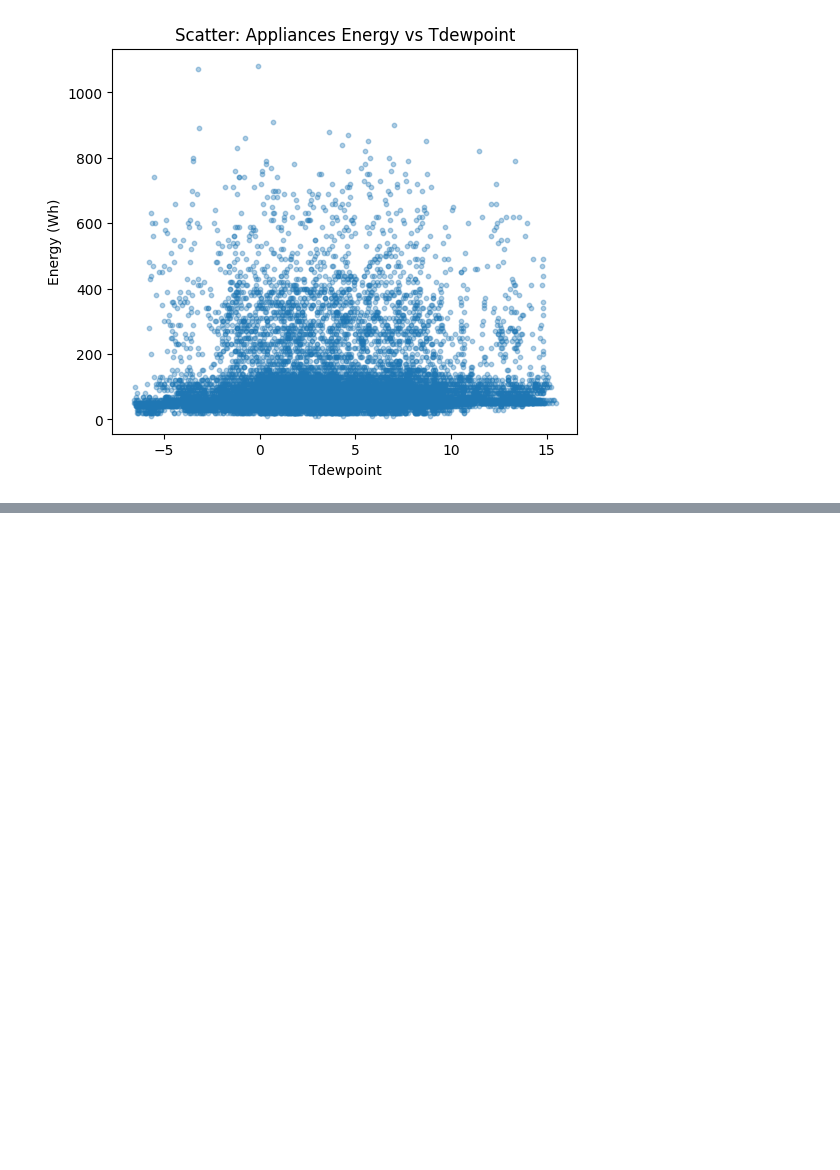
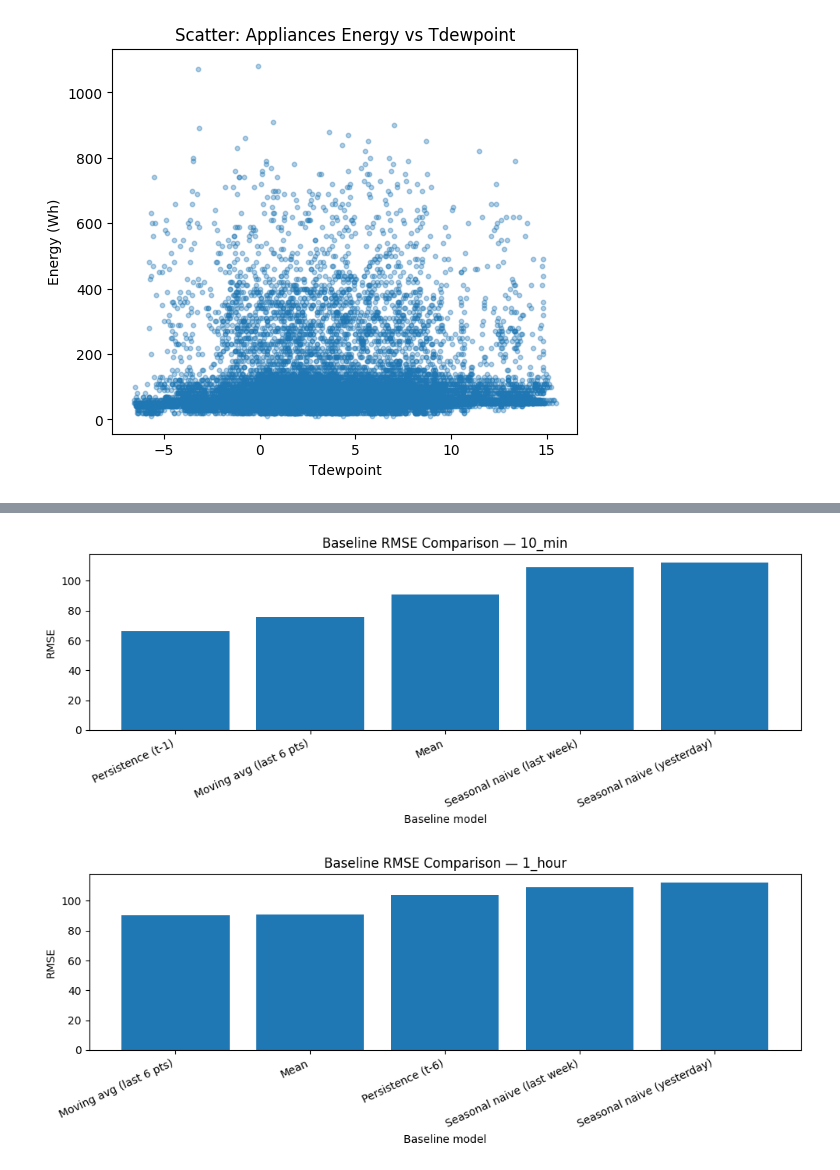
Before and after one commit to ibimohamed83/Data_Analytics_project, a Jupyter notebook: smart_home.ipynb, the cells around one changed output, grey strips where cells are left out. Drawn from its saved outputs; the diff is of its cells as text; code cells hidden in the pictures; blank space fills up the shorter version.

```diff
--- a/smart_home.ipynb
+++ b/smart_home.ipynb
@@ -424,0 +569,18 @@ for c in scatter_cols:
+# %%
+def plot_rmse_bars():
+    for horizon_name, h in HORIZONS.items():
+        rmse_rank = evaluate_baselines_on_test(y, y_test.index, h)
+
+        plt.figure(figsize=(10, 4))
+        plt.bar(rmse_rank.index, rmse_rank.values)
+        plt.xticks(rotation=25, ha="right")
+        plt.title(f"Baseline RMSE Comparison — {horizon_name}")
+        plt.xlabel("Baseline model")
+        plt.ylabel("RMSE")
+        plt.tight_layout()
+        plt.show()
+
+plot_rmse_bars()
+# %% [output]
+[figure, added]
+[figure, added]
```
Also changed, not shown: parts of 7 cells of this notebook.
